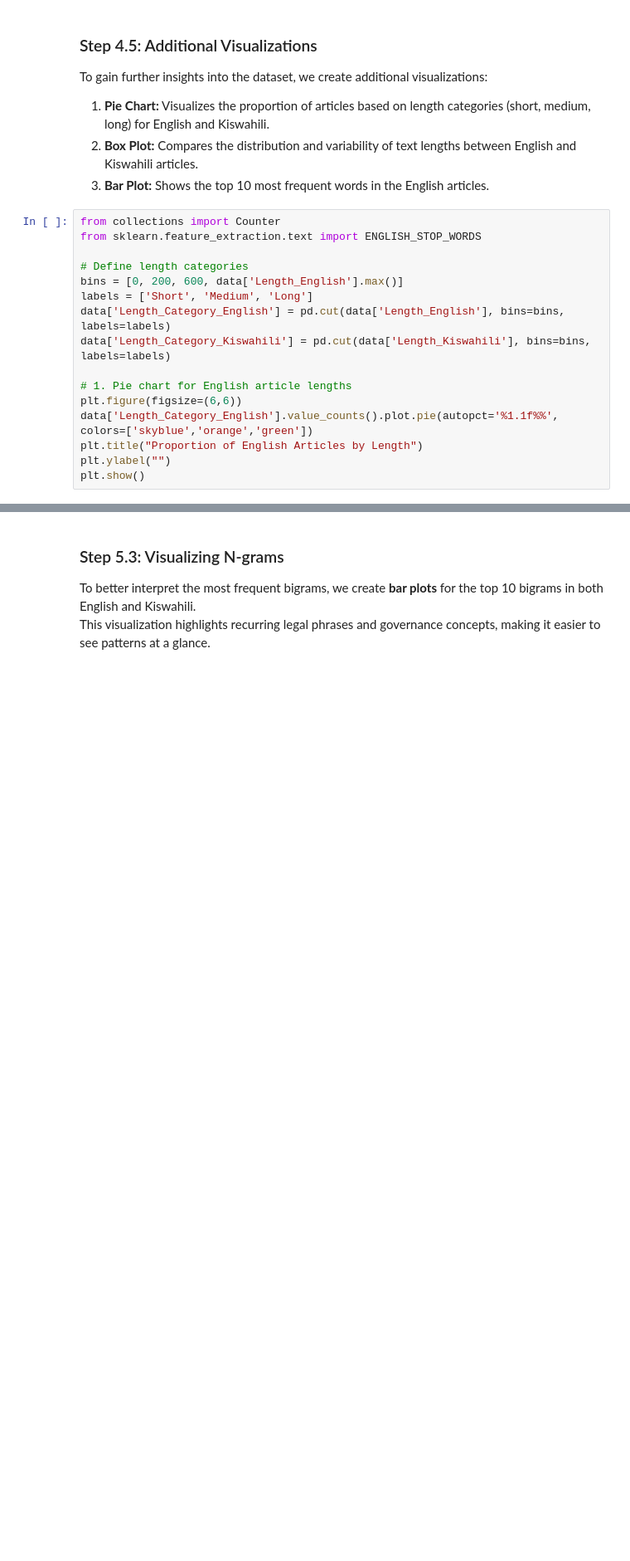
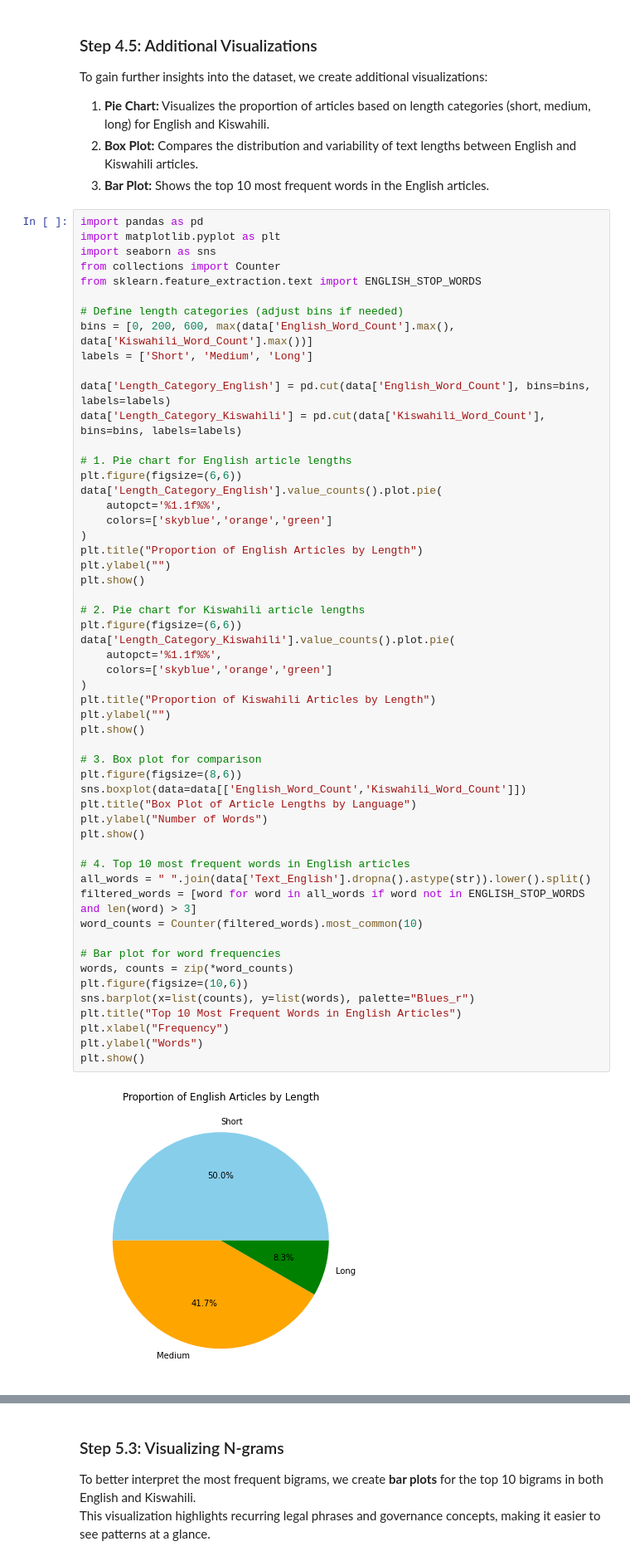
Before and after one commit to OndiekiFrank/kenya-constitution-ai-agent, a Jupyter notebook: Notebooks/kenya_constitution_ai_agent.ipynb, the cells around one changed output, grey strips where cells are left out. Shown at 83% size. Cells and saved outputs as stored; diff of their text form; blank space fills up the shorter version.

```diff
--- a/Notebooks/kenya_constitution_ai_agent.ipynb
+++ b/Notebooks/kenya_constitution_ai_agent.ipynb
@@ -615,18 +639,58 @@ To gain further insights into the dataset, we create additional visualizations:
 2. **Box Plot:** Compares the distribution and variability of text lengths between English and Kiswahili articles.
 3. **Bar Plot:** Shows the top 10 most frequent words in the English articles.
 # %%
+import pandas as pd
+import matplotlib.pyplot as plt
+import seaborn as sns
 from collections import Counter
 from sklearn.feature_extraction.text import ENGLISH_STOP_WORDS
 
-# Define length categories
-bins = [0, 200, 600, data['Length_English'].max()]
+# Define length categories (adjust bins if needed)
+bins = [0, 200, 600, max(data['English_Word_Count'].max(), data['Kiswahili_Word_Count'].max())]
 labels = ['Short', 'Medium', 'Long']
-data['Length_Category_English'] = pd.cut(data['Length_English'], bins=bins, labels=labels)
-data['Length_Category_Kiswahili'] = pd.cut(data['Length_Kiswahili'], bins=bins, labels=labels)
+
+data['Length_Category_English'] = pd.cut(data['English_Word_Count'], bins=bins, labels=labels)
+data['Length_Category_Kiswahili'] = pd.cut(data['Kiswahili_Word_Count'], bins=bins, labels=labels)
 
 # 1. Pie chart for English article lengths
 plt.figure(figsize=(6,6))
-data['Length_Category_English'].value_counts().plot.pie(autopct='%1.1f%%', colors=['skyblue','orange','green'])
+data['Length_Category_English'].value_counts().plot.pie(
+    autopct='%1.1f%%',
+    colors=['skyblue','orange','green']
+)
 plt.title("Proportion of English Articles by Length")
 plt.ylabel("")
 plt.show()
+
+# 2. Pie chart for Kiswahili article lengths
+plt.figure(figsize=(6,6))
+data['Length_Category_Kiswahili'].value_counts().plot.pie(
+    autopct='%1.1f%%',
+    colors=['skyblue','orange','green']
+)
+plt.title("Proportion of Kiswahili Articles by Length")
+plt.ylabel("")
+plt.show()
+
+# 3. Box plot for comparison
+plt.figure(figsize=(8,6))
+sns.boxplot(data=data[['English_Word_Count','Kiswahili_Word_Count']])
+plt.title("Box Plot of Article Lengths by Language")
+plt.ylabel("Number of Words")
+plt.show()
+
+# 4. Top 10 most frequent words in English articles
+all_words = " ".join(data['Text_English'].dropna().astype(str)).lower().split()
+filtered_words = [word for word in all_words if word not in ENGLISH_STOP_WORDS and len(word) > 3]
+word_counts = Counter(filtered_words).most_common(10)
+
+# Bar plot for word frequencies
+words, counts = zip(*word_counts)
+plt.figure(figsize=(10,6))
+sns.barplot(x=list(counts), y=list(words), palette="Blues_r")
+plt.title("Top 10 Most Frequent Words in English Articles")
+plt.xlabel("Frequency")
+plt.ylabel("Words")
+plt.show()
+# %% [output]
+[figure, added]
```
Also changed, not shown: parts of 19 cells of this notebook.
